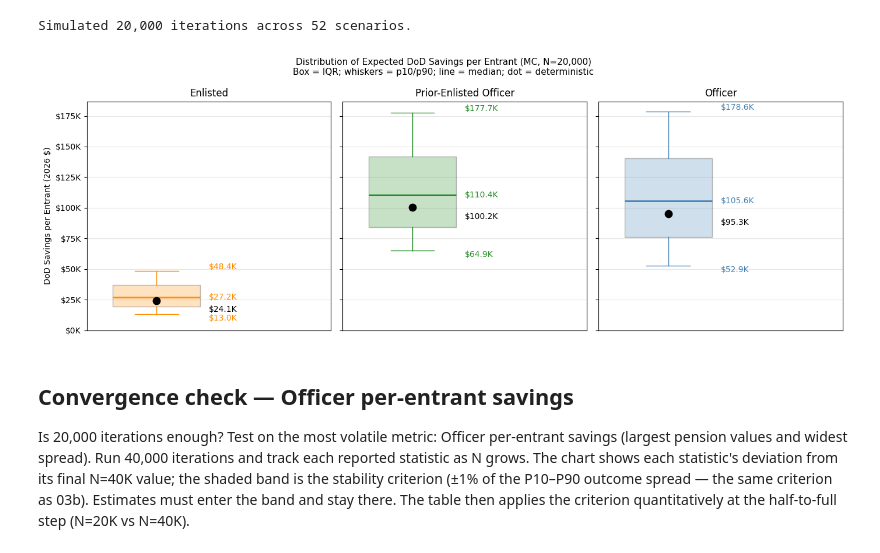
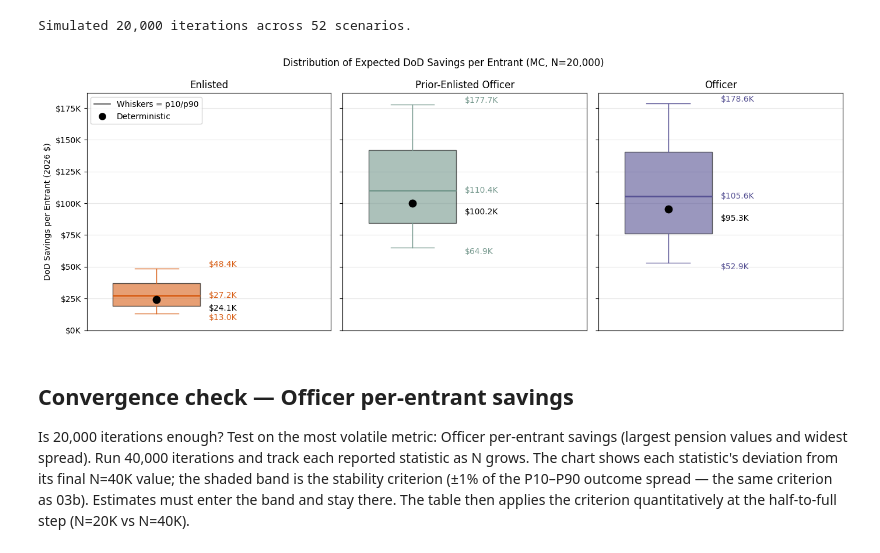
Before and after one commit to sgelety/military-retirement-monte-carlo, a Jupyter notebook: notebooks/04_government_fiscal.ipynb, the cells around one changed output. Saved outputs shown, nothing was run; the diff lists cells and outputs as text; code cells hidden in the pictures.

```diff
--- a/notebooks/04_government_fiscal.ipynb
+++ b/notebooks/04_government_fiscal.ipynb
@@ -298,9 +300,9 @@ member two, and every government dollar saved only costs
 the member half.**
 # %%
 profile_colors = {
-    "Enlisted": "darkorange",
-    "PriorEnlistedOfficer": "forestgreen",
-    "Officer": "steelblue",
+    "Enlisted": "#D86018",
+    "PriorEnlistedOfficer": "#75988d",
+    "Officer": "#575294",
 }
 DOD_COLOR = "#555555"
 
@@ -407,12 +409,12 @@ axes[0].legend(fontsize=8, loc="lower left")
 axes[0].text(
     10, ymax * 0.55, "Member gains · DoD pays more",
     ha="center", va="center", fontsize=9, style="italic",
-    color="#2f3e4d",
+    color="#00274C",
 )
 axes[0].text(
     10, ymin * 0.55, "Member loses · DoD saves",
     ha="center", va="center", fontsize=9, style="italic",
-    color="#5e4222",
+    color="#6b540f",
 )
 axes[0].set_ylabel("Change under BRS (2026 $)")
 fig.supxlabel("YOS at Separation")
@@ -634,11 +636,11 @@ for ax, profile in zip(axes, PROFILE_ORDER):
 
     ax.bar(
         x, pension_vals, label="Pension NPV",
-        color=H3_COLOR, alpha=0.85,
+        color=H3_COLOR, edgecolor="#00274C", linewidth=0.5,
     )
     ax.bar(
         x, tsp_vals, bottom=pension_vals,
-        label="Govt TSP NPV", color=BRS_COLOR, alpha=0.85,
+        label="Govt TSP NPV", color=BRS_COLOR, edgecolor="#00274C", linewidth=0.5,
     )
 
     # Bold total above each bar; the BRS bar's component split
@@ -722,8 +724,8 @@ understates the benefit share from the member's perspective.
 # %%
 # Share of expected spending reaching early separatees,
 # and expected cost per retiree, by profile and system
-EARLY_COLOR = "#c9c9c9"    # early separatees (< 20 YOS)
-RETIREE_COLOR = "#2f6ea8"  # retirees (20+ YOS) — get the money
+EARLY_COLOR = "#9CB8D6"    # early separatees (< 20 YOS), light blue
+RETIREE_COLOR = "#00274C"  # retirees (20+ YOS) — get the money
 
 split = {}
 for profile in PROFILE_ORDER:
@@ -994,7 +996,7 @@ for ax, profile in zip(axes, plot_profiles):
         showfliers=False,
         patch_artist=True,
         medianprops={"color": c, "linewidth": 2},
-        boxprops={"facecolor": c, "alpha": 0.25},
+        boxprops={"facecolor": c, "alpha": 0.6},
         whiskerprops={"color": c},
         capprops={"color": c},
     )
@@ -1009,40 +1011,55 @@ for ax, profile in zip(axes, plot_profiles):
         )
     )
     ax.grid(axis="y", alpha=0.3)
 
-    # Dollar amounts only (the suptitle defines each marking).
+    # Dollar amounts only (the legend defines each marking).
     # Profile color = MC stats; black = deterministic.
     for val, va in [
         (p90, "bottom"),
         (p50, "center"),
         (p10, "top"),
     ]:
         ax.annotate(
             f"${val:,.1f}K", xy=(0.3, val),
             fontsize=10, color=c, va=va,
         )
     ax.annotate(
         f"${det_val:,.1f}K",
         xy=(0.3, det_val), xytext=(0, -6),
         textcoords="offset points",
         fontsize=10, color="black", va="top",
     )
 
-axes[0].set_ylim(bottom=0)  # floor at $0 — no data is negative
+axes[0].set_ylim(bottom=0)  # floor at $0 - no data is negative
 axes[0].set_ylabel(
     "DoD Savings per Entrant (2026 $)"
 )
+
+# The box (IQR) and median line are standard; only the two
+# less-obvious markings get a key - the p10/p90 whiskers (the
+# default whisker is 1.5*IQR) and the deterministic dot. Empty
+# plot() calls supply proxy handles without drawing data.
+whisker_handle = axes[0].plot(
+    [], [], color="#444444", lw=1.2
+)[0]
+det_handle = axes[0].plot(
+    [], [], marker="o", color="black", ls="None", ms=8
+)[0]
+axes[0].legend(
+    [whisker_handle, det_handle],
+    ["Whiskers = p10/p90", "Deterministic"],
+    loc="upper left", fontsize=10,
+)
+
 fig.suptitle(
     "Distribution of Expected DoD Savings per Entrant"
-    " (MC, N=20,000)\n"
-    "Box = IQR; whiskers = p10/p90;"
-    " line = median; dot = deterministic",
-    fontsize=11,
+    " (MC, N=20,000)",
+    fontsize=12,
 )
 plt.tight_layout()
 plt.show()
 # %% [output]
-[figure, old version]
+[figure, new version]
 # %% [markdown]
 ## Convergence check — Officer per-entrant savings
 
```
Also changed, not shown: parts of 7 cells of this notebook, 6 other files.
